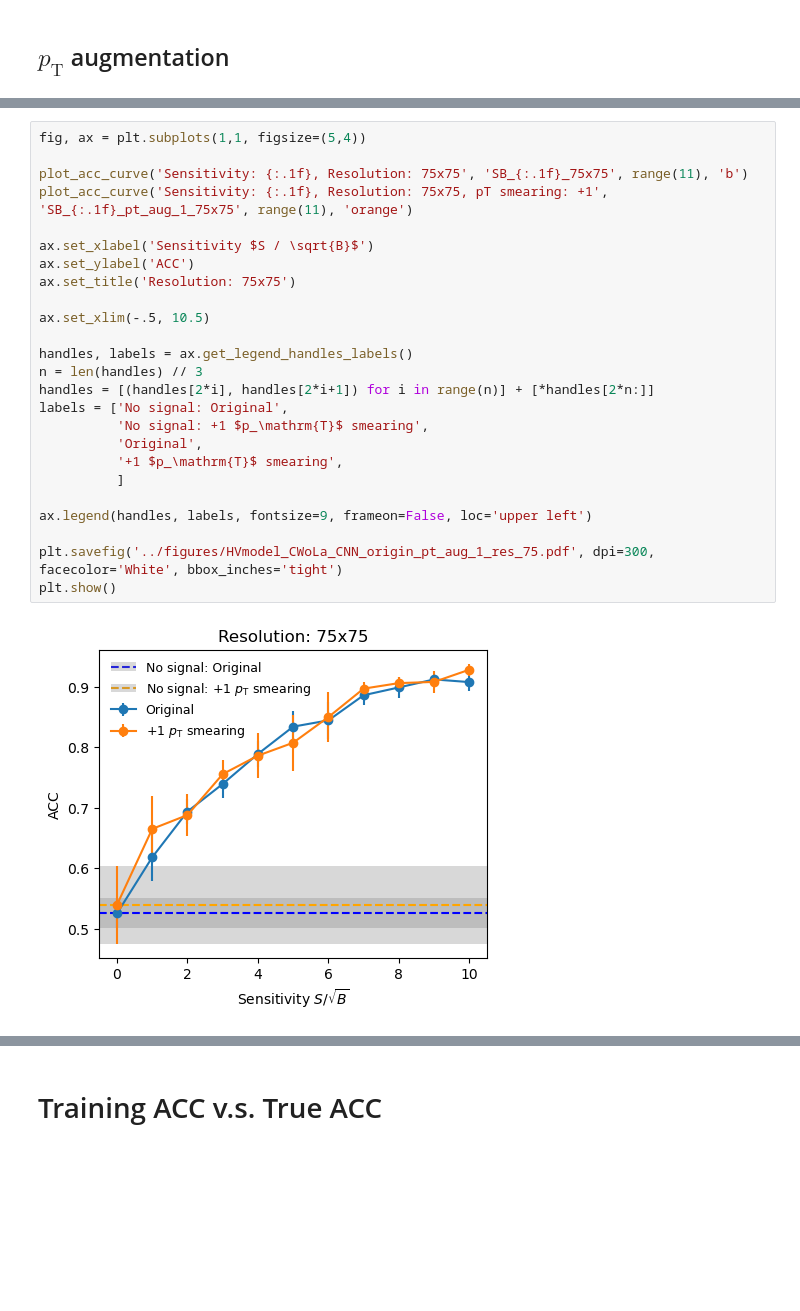
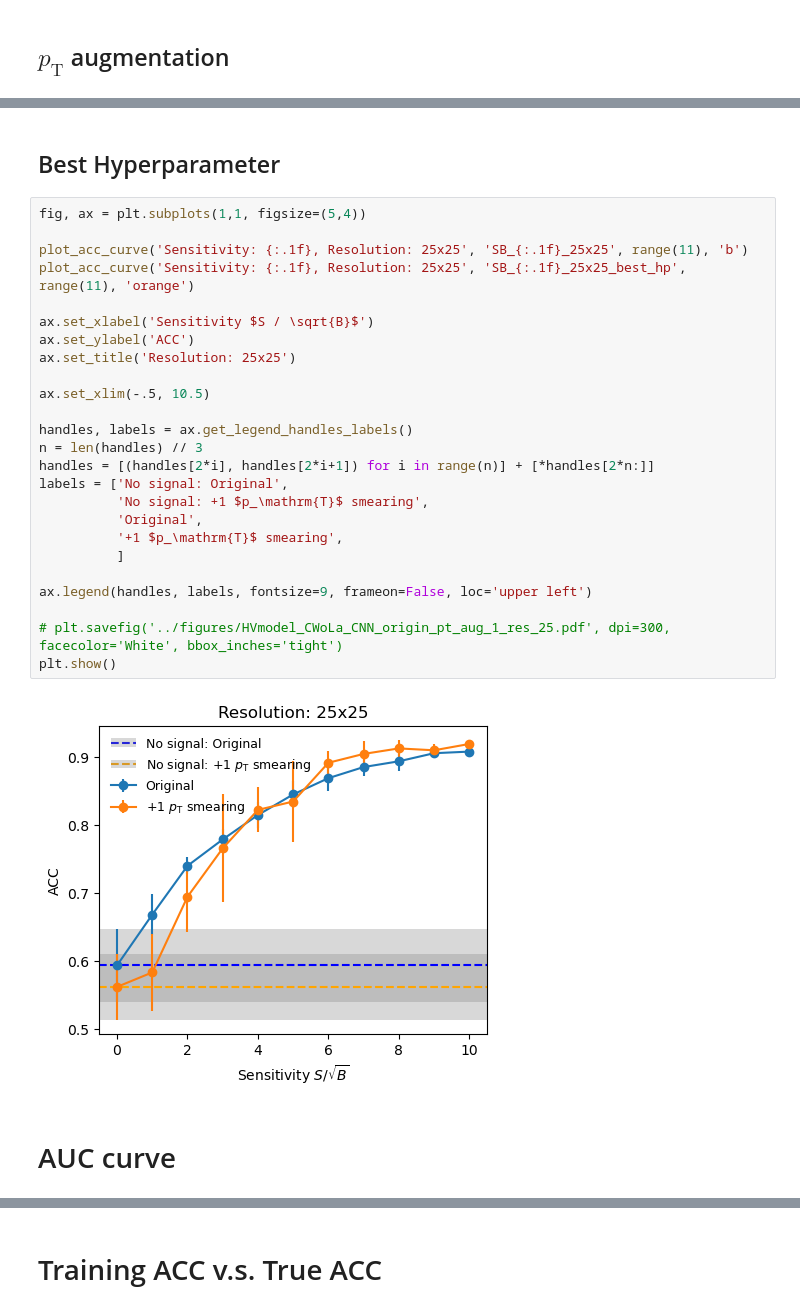
Before and after one commit to r10222035/data_augmentation, a Jupyter notebook: CNN/read_CNN_results.ipynb, the cells around one changed output, grey strips where cells are left out. Drawn from its saved outputs; the diff is of its cells as text; blank space fills up the shorter version.

```diff
--- a/CNN/read_CNN_results.ipynb
+++ b/CNN/read_CNN_results.ipynb
@@ -1292,27 +464,31 @@ plt.show()
+# %% [markdown]
+## Best Hyperparameter
 # %%
 fig, ax = plt.subplots(1,1, figsize=(5,4))
 
-plot_acc_curve('Sensitivity: {:.1f}, Resolution: 75x75', 'SB_{:.1f}_75x75', range(11), 'b')
-plot_acc_curve('Sensitivity: {:.1f}, Resolution: 75x75, pT smearing: +1', 'SB_{:.1f}_pt_aug_1_75x75', range(11), 'orange')
+plot_acc_curve('Sensitivity: {:.1f}, Resolution: 25x25', 'SB_{:.1f}_25x25', range(11), 'b')
+plot_acc_curve('Sensitivity: {:.1f}, Resolution: 25x25', 'SB_{:.1f}_25x25_best_hp', range(11), 'orange')
 
 ax.set_xlabel('Sensitivity $S / \sqrt{B}$')
 ax.set_ylabel('ACC')
-ax.set_title('Resolution: 75x75')
+ax.set_title('Resolution: 25x25')
 
 ax.set_xlim(-.5, 10.5)
 
 handles, labels = ax.get_legend_handles_labels()
 n = len(handles) // 3
 handles = [(handles[2*i], handles[2*i+1]) for i in range(n)] + [*handles[2*n:]]
 labels = ['No signal: Original',
           'No signal: +1 $p_\mathrm{T}$ smearing',
           'Original',
           '+1 $p_\mathrm{T}$ smearing',
           ]
 
 ax.legend(handles, labels, fontsize=9, frameon=False, loc='upper left')
 
-plt.savefig('../figures/HVmodel_CWoLa_CNN_origin_pt_aug_1_res_75.pdf', dpi=300, facecolor='White', bbox_inches='tight')
+# plt.savefig('../figures/HVmodel_CWoLa_CNN_origin_pt_aug_1_res_25.pdf', dpi=300, facecolor='White', bbox_inches='tight')
 plt.show()
 # %% [output]
-[figure, old version]
+[figure, new version]
+# %% [markdown]
+# AUC curve
```
Also changed, not shown: parts of 71 cells of this notebook, 12 other files.
